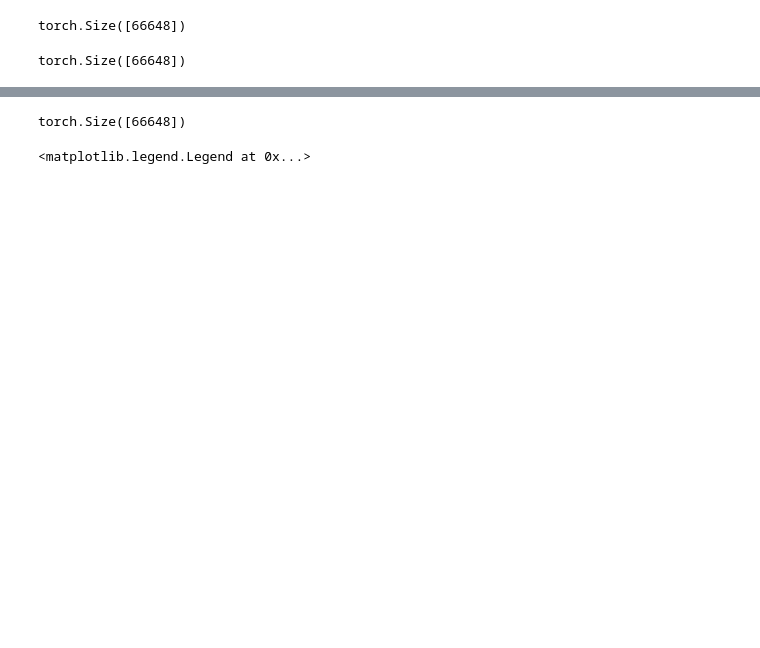
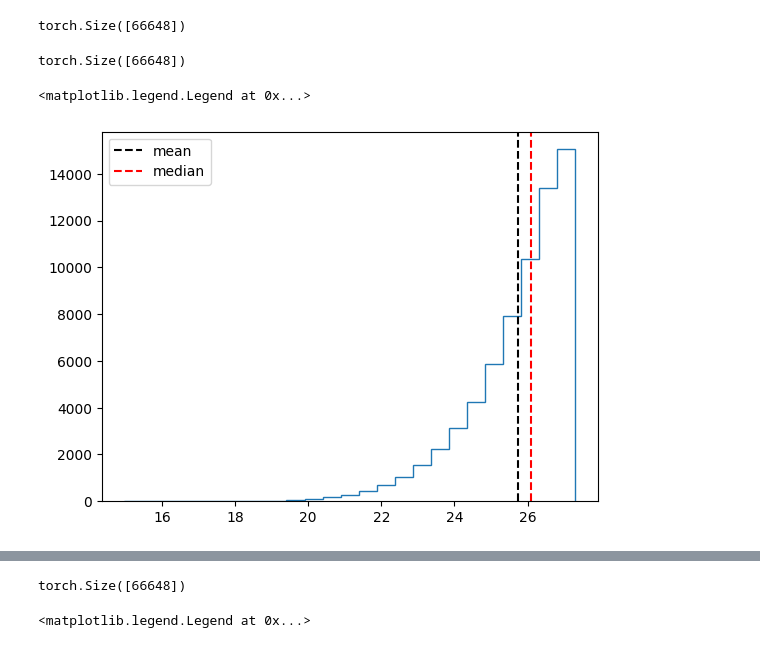
Before and after one commit to ismael-mendoza/bliss, a Jupyter notebook: case_studies/galsim_galaxies/notebooks/individual-galaxy-info-v1.ipynb, the cells around one changed output, grey strips where cells are left out. Cells and saved outputs as stored; diff of their text form; code cells hidden in the pictures; blank space fills up the shorter version.

```diff
--- a/case_studies/galsim_galaxies/notebooks/individual-galaxy-info-v1.ipynb
+++ b/case_studies/galsim_galaxies/notebooks/individual-galaxy-info-v1.ipynb
@@ -63,3 +96,6 @@ noiseless = torch.from_numpy(ds['noiseless'][::10])
 images.shape
 # %% [output]
 torch.Size([66648, 1, 53, 53])
+# %%
+mags = torch.from_numpy(ds['galaxy_params'][:, -2][::10])
+mags.shape
@@ -87,3 +117,11 @@ torch.Size([66648])
+# %%
+plt.hist(mags.numpy(), bins=25, histtype='step')
+plt.axvline(mags.mean(), linestyle='--', color='k', label='mean')
+plt.axvline(mags.median(), linestyle='--', color='r', label='median')
+plt.legend()
+# %% [output]
+<matplotlib.legend.Legend at 0x...>
+[figure, added]
 # %%
 plt.hist(fluxes.log10().numpy(), bins=25, histtype='step', range=(3, 8))
 plt.axvline(fluxes.log10().mean(), linestyle='--', color='k', label='mean')
```
Also changed, not shown: parts of 53 cells of this notebook.
